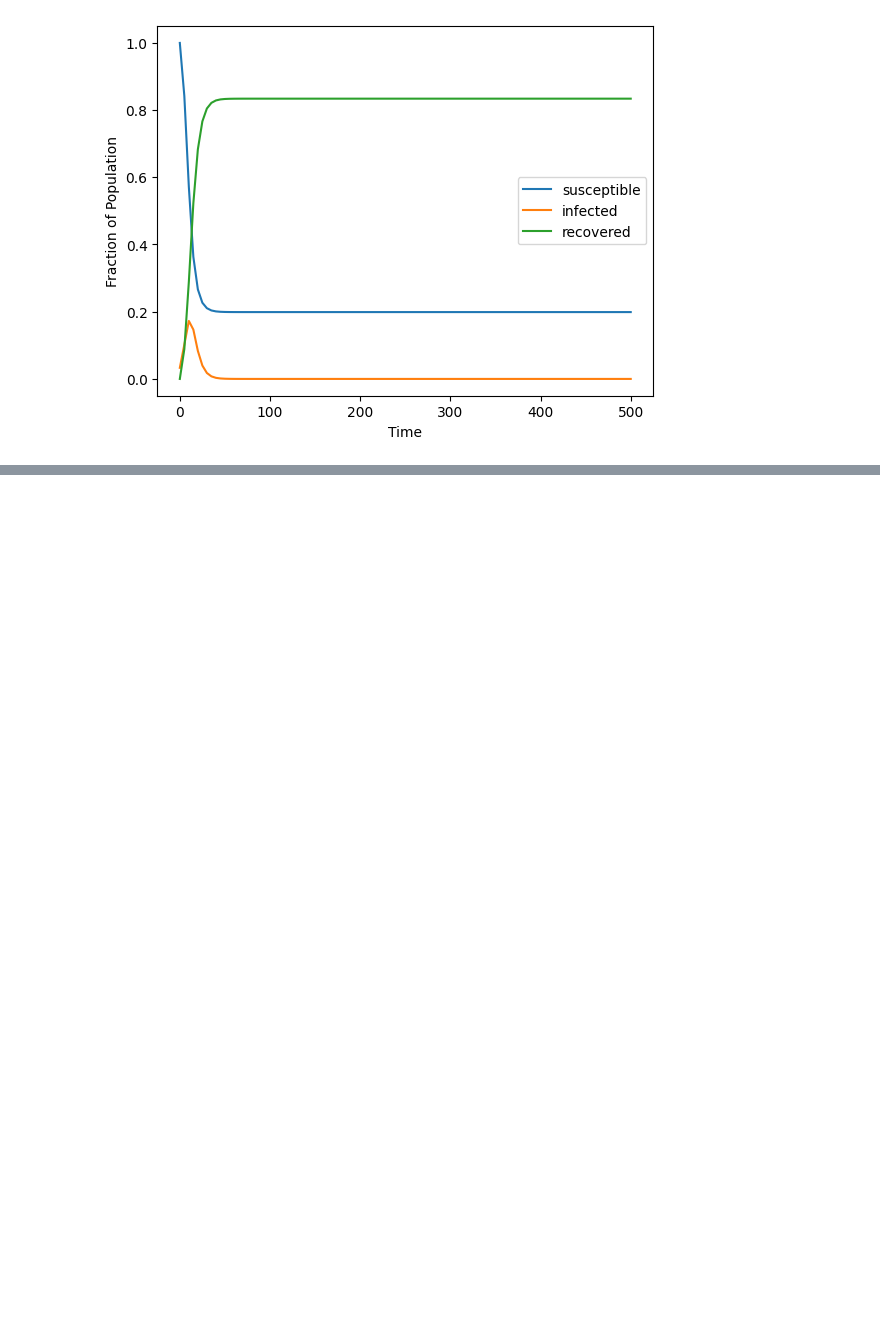
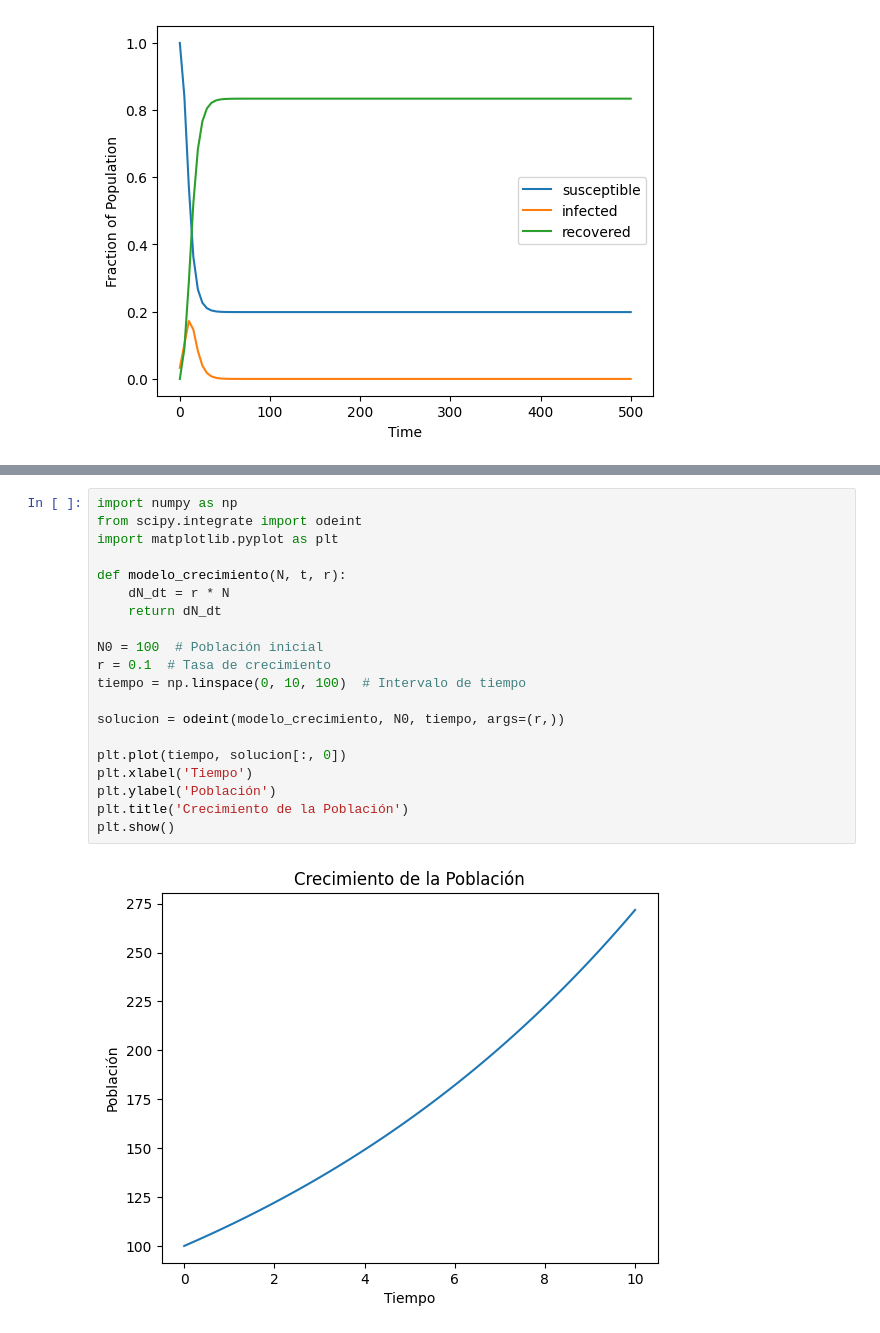
Before and after one commit to Jorge-LGH/Learn_Python, a Jupyter notebook: NumPy.ipynb, the cells around one changed output, grey strips where cells are left out. Drawn from its saved outputs; the diff is of its cells as text; blank space fills up the shorter version.

```diff
--- a/NumPy.ipynb
+++ b/NumPy.ipynb
@@ -258,0 +363,22 @@ plt.legend(['susceptible', 'infected','recovered'])
+# %%
+import numpy as np
+from scipy.integrate import odeint
+import matplotlib.pyplot as plt
+
+def modelo_crecimiento(N, t, r):
+    dN_dt = r * N
+    return dN_dt
+
+N0 = 100  # Población inicial
+r = 0.1  # Tasa de crecimiento
+tiempo = np.linspace(0, 10, 100)  # Intervalo de tiempo
+
+solucion = odeint(modelo_crecimiento, N0, tiempo, args=(r,))
+
+plt.plot(tiempo, solucion[:, 0])
+plt.xlabel('Tiempo')
+plt.ylabel('Población')
+plt.title('Crecimiento de la Población')
+plt.show()
+# %% [output]
+[figure, added]
```
Also changed, not shown: parts of 14 cells of this notebook.
